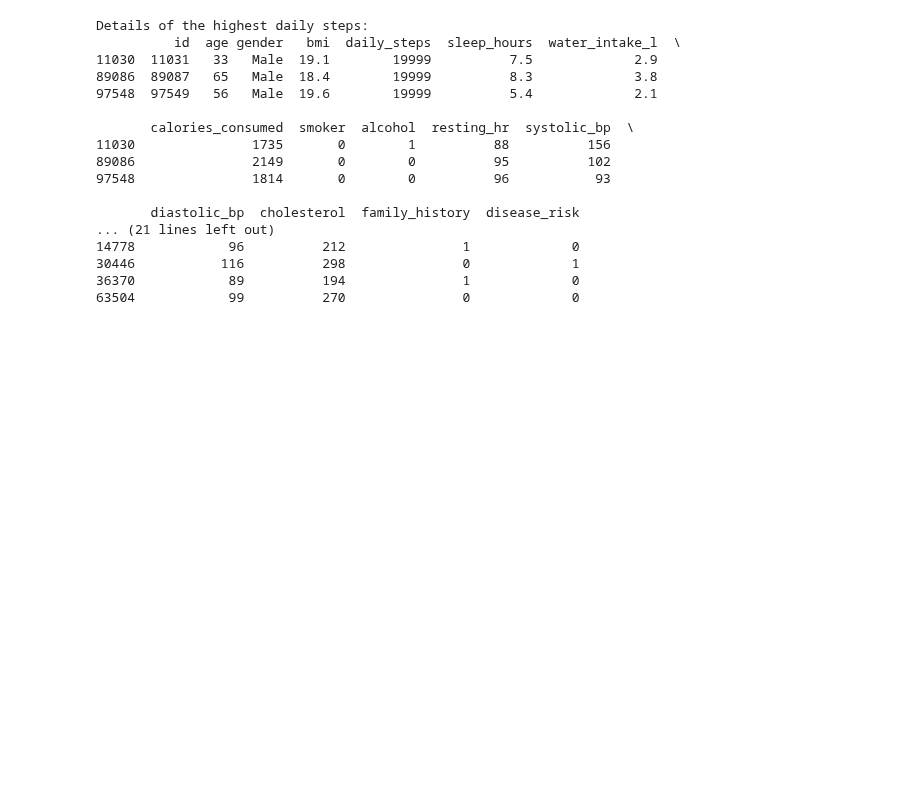
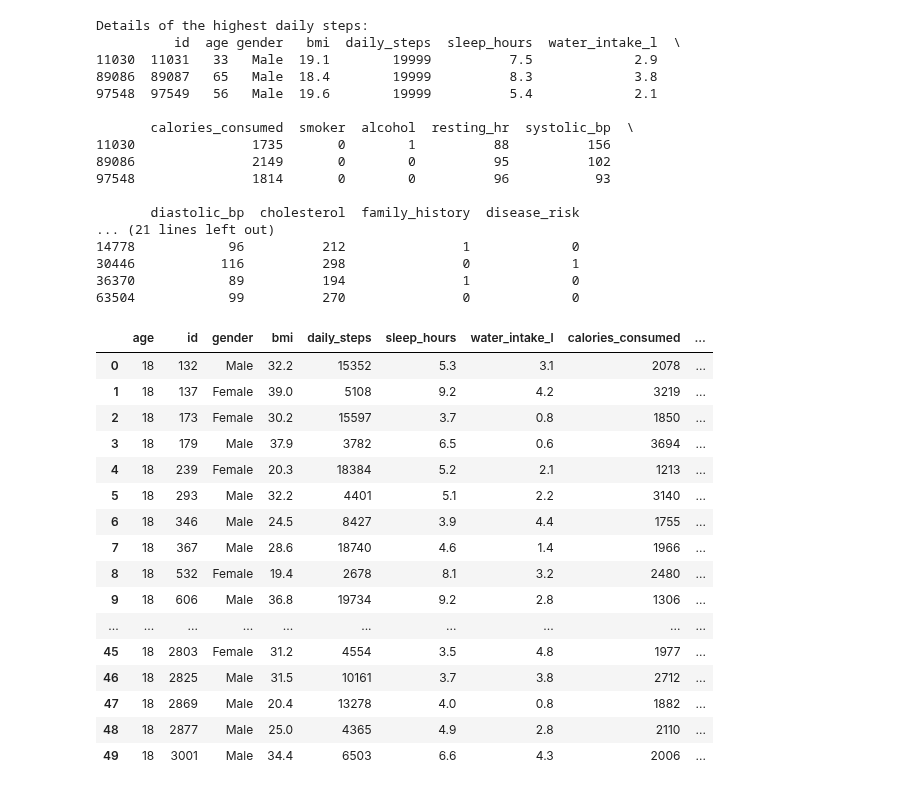
Before and after one commit to fachiny17/machine_learning, a Jupyter notebook: deeptech_program_cohort1/mentorship_session/01_mentorship_assignment_intro_to_data_analytics_and_science.ipynb, the cells around one changed output. Saved outputs shown, nothing was run; the diff lists cells and outputs as text; code cells hidden in the pictures; blank space fills up the shorter version.

```diff
--- a/deeptech_program_cohort1/mentorship_session/01_mentorship_assignment_intro_to_data_analytics_and_science.ipynb
+++ b/deeptech_program_cohort1/mentorship_session/01_mentorship_assignment_intro_to_data_analytics_and_science.ipynb
@@ -81,3 +81,25 @@ Details of the highest daily steps:
 30446           116          298               0             1
 36370            89          194               1             0
 63504            99          270               0             0
+# %%
+# Aggregate data by age
+aggr_age = data.groupby(['age', 'id']).sum().reset_index()
+aggr_age.head(50) # to check the first 50
+# %% [output]
+|  | age | id | gender | bmi | daily_steps | sleep_hours | water_intake_l | calories_consumed | ... |
+| 0 | 18 | 132 | Male | 32.2 | 15352 | 5.3 | 3.1 | 2078 | ... |
+| 1 | 18 | 137 | Female | 39.0 | 5108 | 9.2 | 4.2 | 3219 | ... |
+| 2 | 18 | 173 | Female | 30.2 | 15597 | 3.7 | 0.8 | 1850 | ... |
+| 3 | 18 | 179 | Male | 37.9 | 3782 | 6.5 | 0.6 | 3694 | ... |
+| 4 | 18 | 239 | Female | 20.3 | 18384 | 5.2 | 2.1 | 1213 | ... |
+| 5 | 18 | 293 | Male | 32.2 | 4401 | 5.1 | 2.2 | 3140 | ... |
+| 6 | 18 | 346 | Male | 24.5 | 8427 | 3.9 | 4.4 | 1755 | ... |
+| 7 | 18 | 367 | Male | 28.6 | 18740 | 4.6 | 1.4 | 1966 | ... |
+| 8 | 18 | 532 | Female | 19.4 | 2678 | 8.1 | 3.2 | 2480 | ... |
+| 9 | 18 | 606 | Male | 36.8 | 19734 | 9.2 | 2.8 | 1306 | ... |
+| ... | ... | ... | ... | ... | ... | ... | ... | ... | ... |
+| 45 | 18 | 2803 | Female | 31.2 | 4554 | 3.5 | 4.8 | 1977 | ... |
+| 46 | 18 | 2825 | Male | 31.5 | 10161 | 3.7 | 3.8 | 2712 | ... |
+| 47 | 18 | 2869 | Male | 20.4 | 13278 | 4.0 | 0.8 | 1882 | ... |
+| 48 | 18 | 2877 | Male | 25.0 | 4365 | 4.9 | 2.8 | 2110 | ... |
+| 49 | 18 | 3001 | Male | 34.4 | 6503 | 6.6 | 4.3 | 2006 | ... |
```
